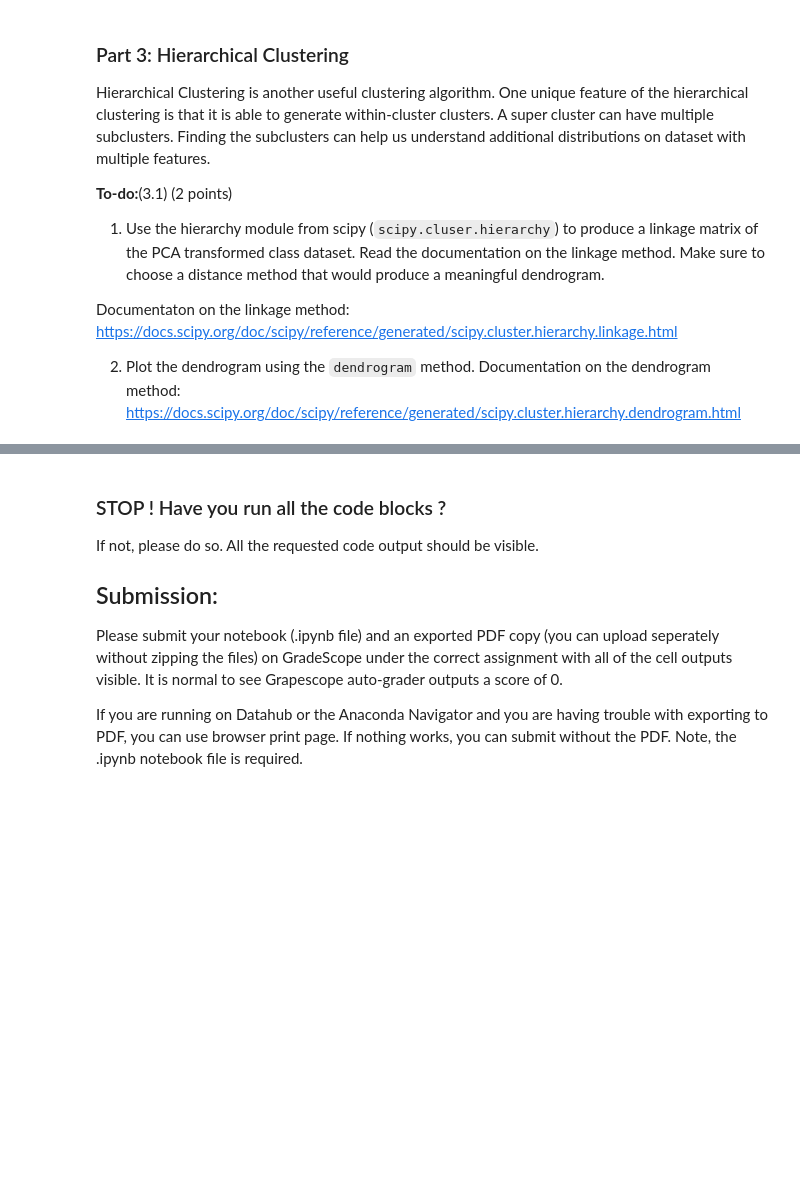
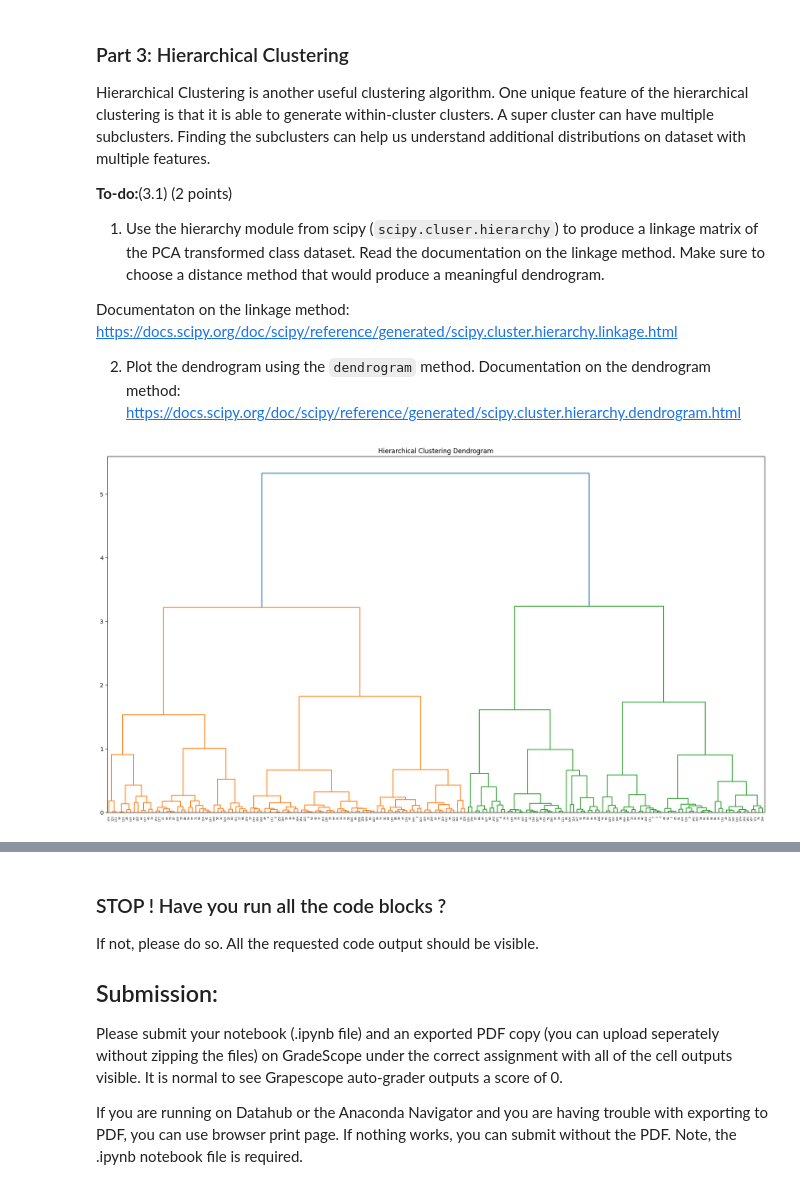
Before and after one commit to siakhorsand/Kmeans, a Jupyter notebook: A2/A2.ipynb, the cells around one changed output, grey strips where cells are left out. Saved outputs shown, nothing was run; the diff lists cells and outputs as text; code cells hidden in the pictures; blank space fills up the shorter version.

```diff
--- a/A2/A2.ipynb
+++ b/A2/A2.ipynb
@@ -319,0 +318,10 @@ Documentation on the dendrogram method: https://docs.scipy.org/doc/scipy/referen
+# %%
+# 3
+from scipy.cluster.hierarchy import dendrogram, linkage
+Z = linkage(pca, method = 'ward')
+plt.figure(figsize=(22, 12))
+plt.title("Hierarchical Clustering Dendrogram")
+dn = dendrogram(Z)
+plt.show()
+# %% [output]
+[figure, added]
```
Also changed, not shown: parts of 7 cells of this notebook, 4 other files.
